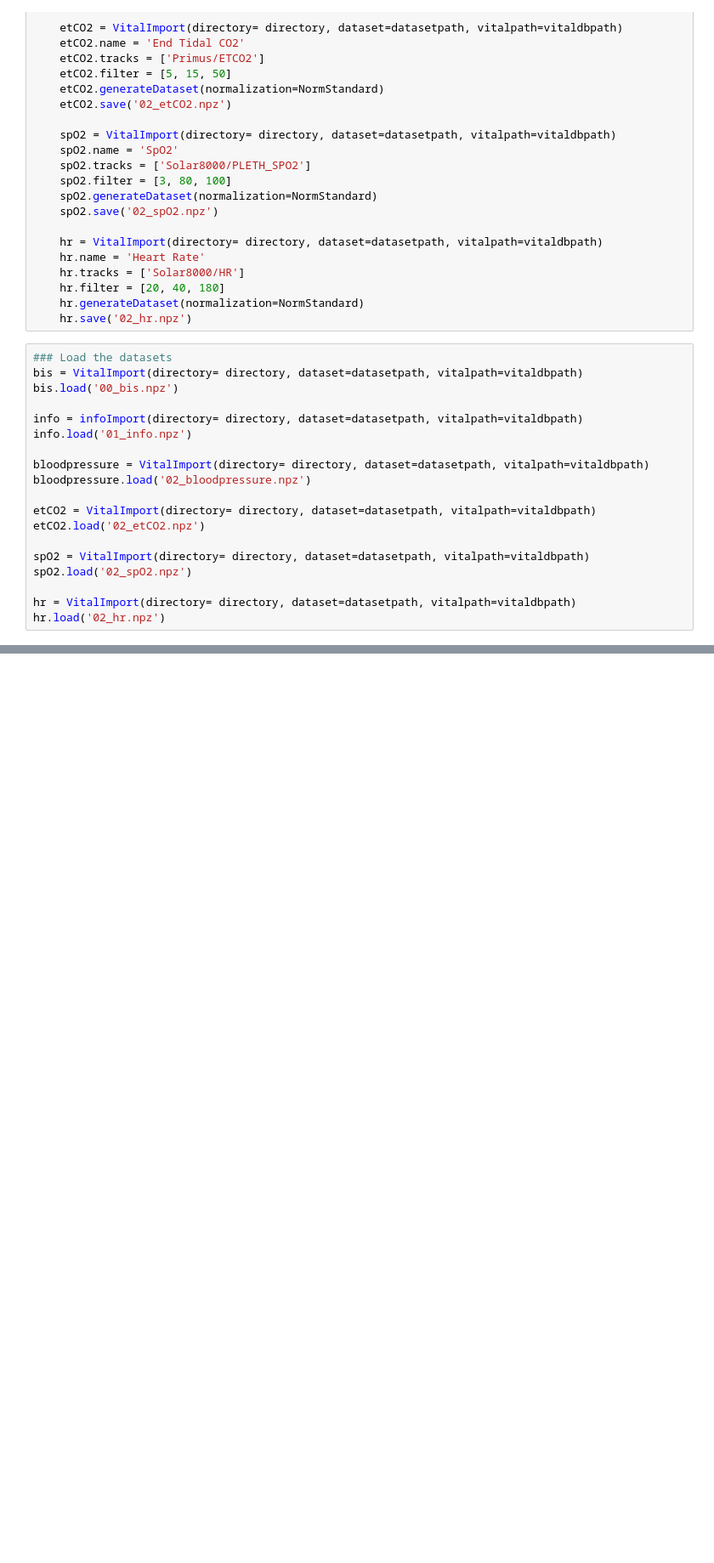
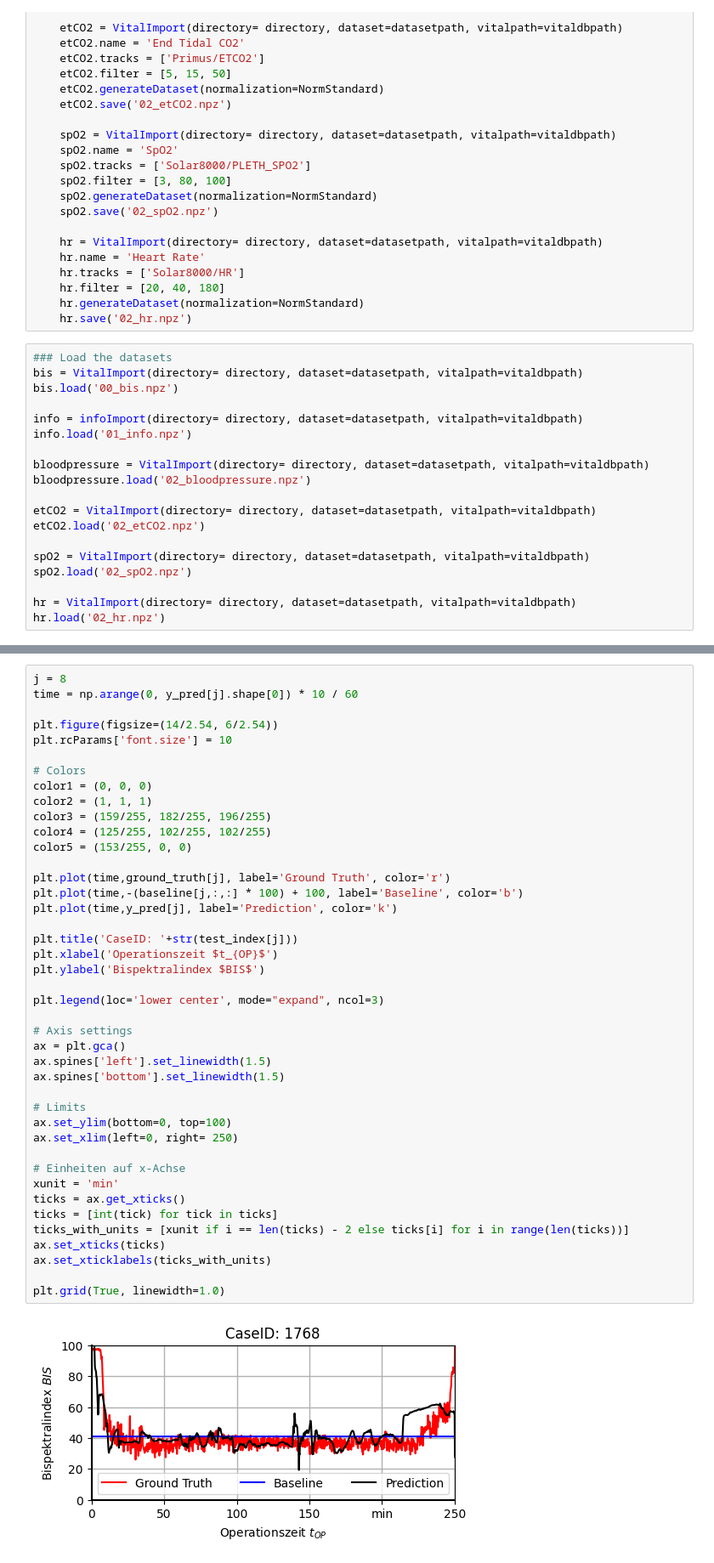
Before and after one commit to naderinho/anesthesia_anomaly_detection, a Jupyter notebook: 04_training_simple_01.ipynb, the cells around one changed output, grey strips where cells are left out. Shown at 85% size. Drawn from its saved outputs; the diff is of its cells as text; blank space fills up the shorter version.

```diff
--- a/04_training_simple_01.ipynb
+++ b/04_training_simple_01.ipynb
@@ -454,0 +459,44 @@ for j, filename in enumerate(test_index):
+# %%
+j = 8
+time = np.arange(0, y_pred[j].shape[0]) * 10 / 60
+
+plt.figure(figsize=(14/2.54, 6/2.54))
+plt.rcParams['font.size'] = 10
+
+# Colors
+color1 = (0, 0, 0)
+color2 = (1, 1, 1)
+color3 = (159/255, 182/255, 196/255)
+color4 = (125/255, 102/255, 102/255)
+color5 = (153/255, 0, 0)
+
+plt.plot(time,ground_truth[j], label='Ground Truth', color='r')
+plt.plot(time,-(baseline[j,:,:] * 100) + 100, label='Baseline', color='b')
+plt.plot(time,y_pred[j], label='Prediction', color='k')
+
+plt.title('CaseID: '+str(test_index[j]))
+plt.xlabel('Operationszeit $t_{OP}$')
+plt.ylabel('Bispektralindex $BIS$')
+
+plt.legend(loc='lower center', mode="expand", ncol=3)
+
+# Axis settings
+ax = plt.gca()
+ax.spines['left'].set_linewidth(1.5)
+ax.spines['bottom'].set_linewidth(1.5)
+
+# Limits
+ax.set_ylim(bottom=0, top=100)
+ax.set_xlim(left=0, right= 250)
+
+# Einheiten auf x-Achse
+xunit = 'min'
+ticks = ax.get_xticks()
+ticks = [int(tick) for tick in ticks]
+ticks_with_units = [xunit if i == len(ticks) - 2 else ticks[i] for i in range(len(ticks))]
+ax.set_xticks(ticks)
+ax.set_xticklabels(ticks_with_units)
+
+plt.grid(True, linewidth=1.0)
+# %% [output]
+[figure, added]
```
Also changed, not shown: parts of 5 cells of this notebook, 1 other file.
